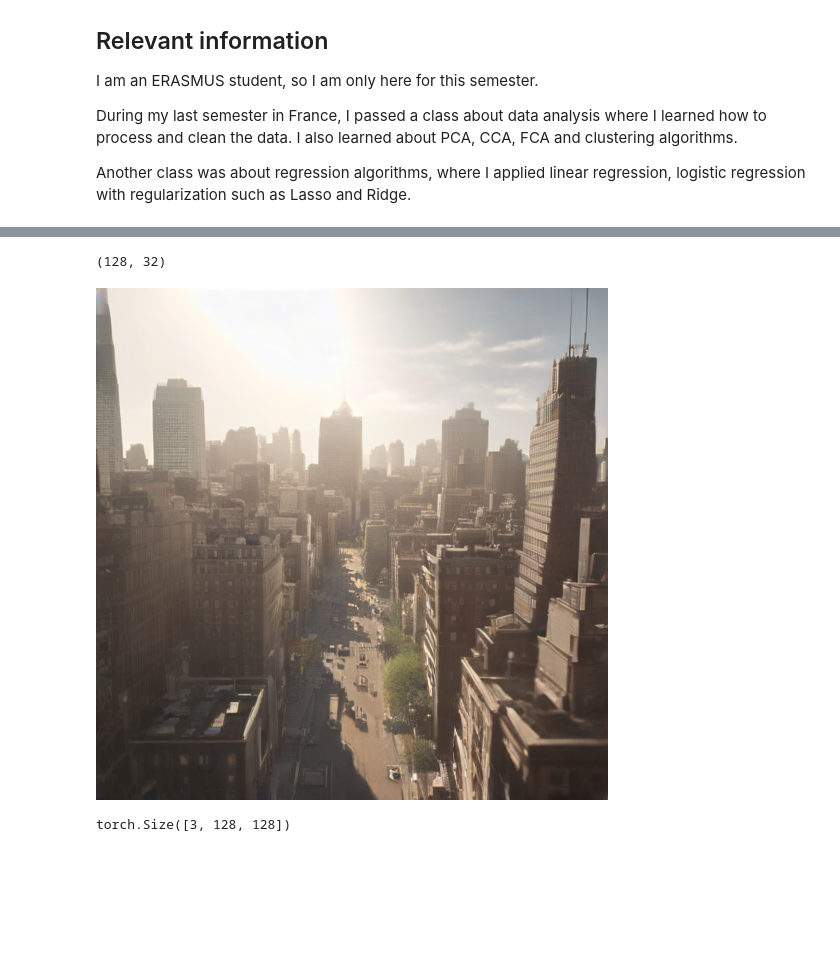
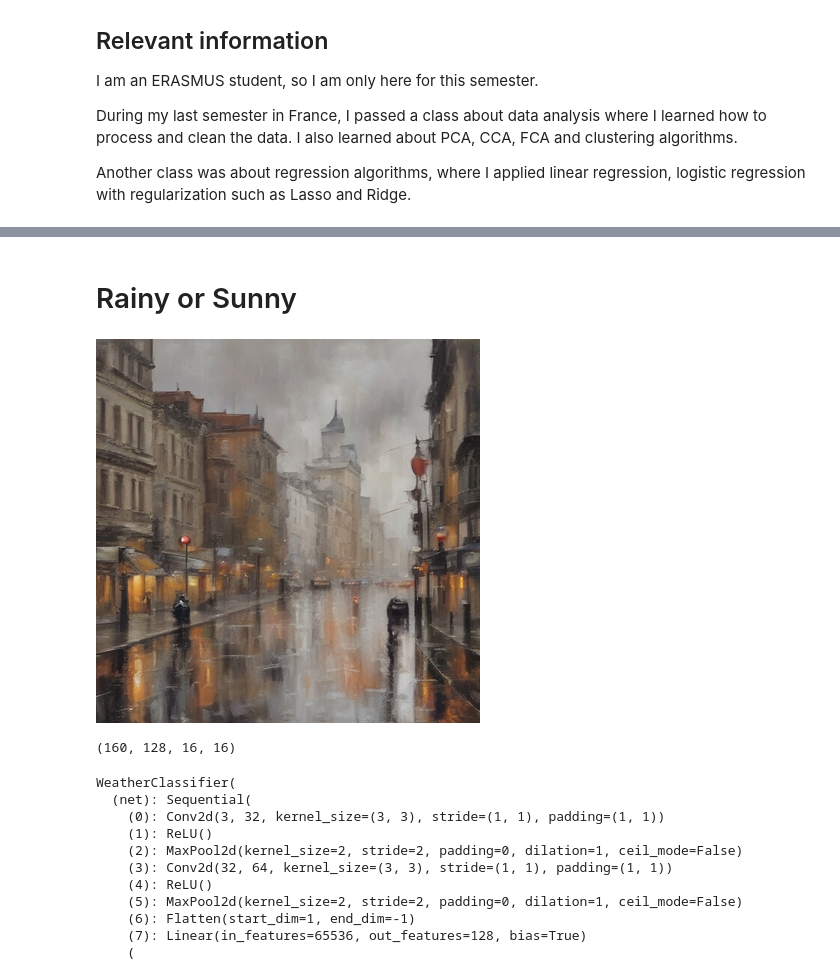
Before and after one commit to ClemouDouard/applied_ai_intro_task, a Jupyter notebook: notebook.ipynb, the cells around one changed output, grey strips where cells are left out. Drawn from its saved outputs; the diff is of its cells as text; code cells hidden in the pictures; blank space fills up the shorter version.

Commit message:
first model done

```diff
--- a/notebook.ipynb
+++ b/notebook.ipynb
@@ -22,6 +21,8 @@ import re
 import csv
 import matplotlib.pyplot as plt
 import torch
+# %% [markdown]
+# Rainy or Sunny
 # %%
 weather_to_idx = {"rainy": 0, "sunny": 1}
 
@@ -71,12 +67,8 @@ train_dataset, test_dataset = random_split(first_dataset, [train_size, test_size
-# %%
-len(train_dataset), len(test_dataset)
-# %% [output]
-(128, 32)
 # %%
-image, label = train_dataset[0]
+image, label = first_dataset[0]
 image
 # %% [output]
-[figure, old version]
+[figure, new version]
 # %%
 transform = transforms.Compose([
     transforms.Resize((128, 128)),
@@ -92,6 +91,5 @@ train_dataset, test_dataset = random_split(first_dataset, [train_size, test_size
 # %%
-image, label = train_dataset[0]
-image.shape
+len(first_dataset), len(train_dataset), len(val_dataset), len(test_dataset)
 # %% [output]
-torch.Size([3, 128, 128])
+(160, 128, 16, 16)
 # %%
@@ -115,3 +115,18 @@ class WeatherClassifier(nn.Module):
 
     def forward(self, x):
         return self.net(x)
+# %%
+model = WeatherClassifier(num_classes=2)
+print(str(model)[:500])
+# %% [output]
+WeatherClassifier(
+  (net): Sequential(
+    (0): Conv2d(3, 32, kernel_size=(3, 3), stride=(1, 1), padding=(1, 1))
+    (1): ReLU()
+    (2): MaxPool2d(kernel_size=2, stride=2, padding=0, dilation=1, ceil_mode=False)
+    (3): Conv2d(32, 64, kernel_size=(3, 3), stride=(1, 1), padding=(1, 1))
+    (4): ReLU()
+    (5): MaxPool2d(kernel_size=2, stride=2, padding=0, dilation=1, ceil_mode=False)
+    (6): Flatten(start_dim=1, end_dim=-1)
+    (7): Linear(in_features=65536, out_features=128, bias=True)
+    (
```
Also changed, not shown: parts of 8 cells of this notebook.
